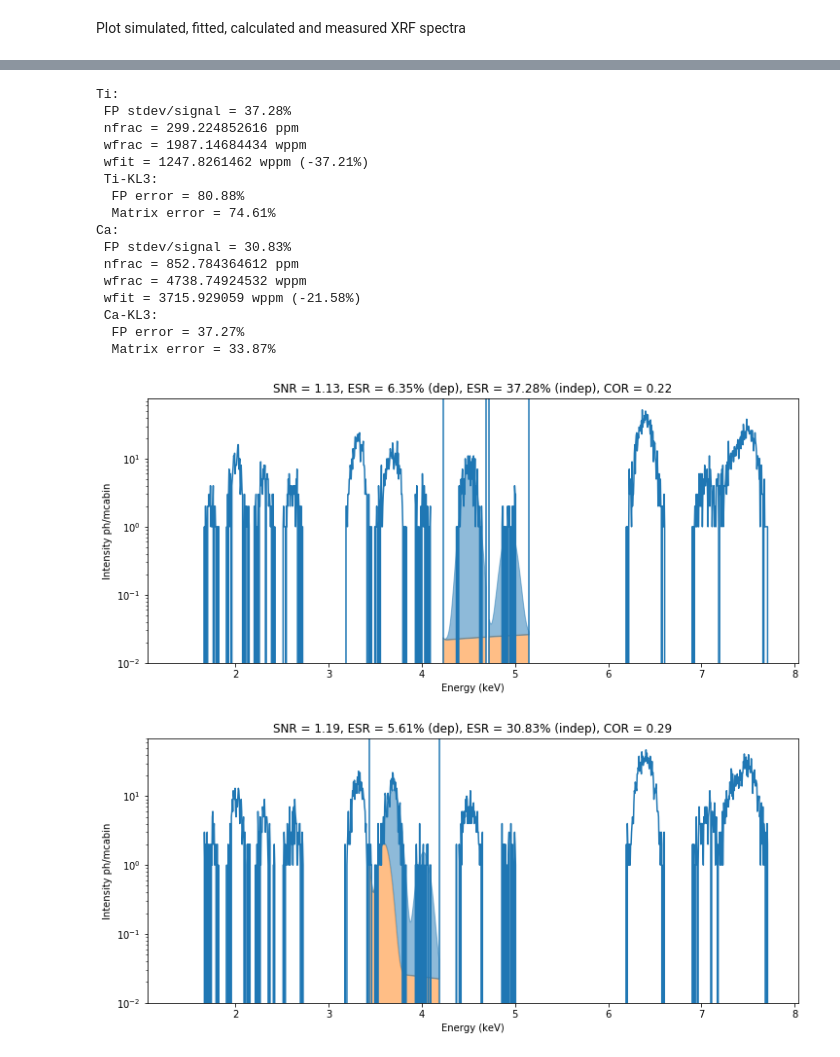
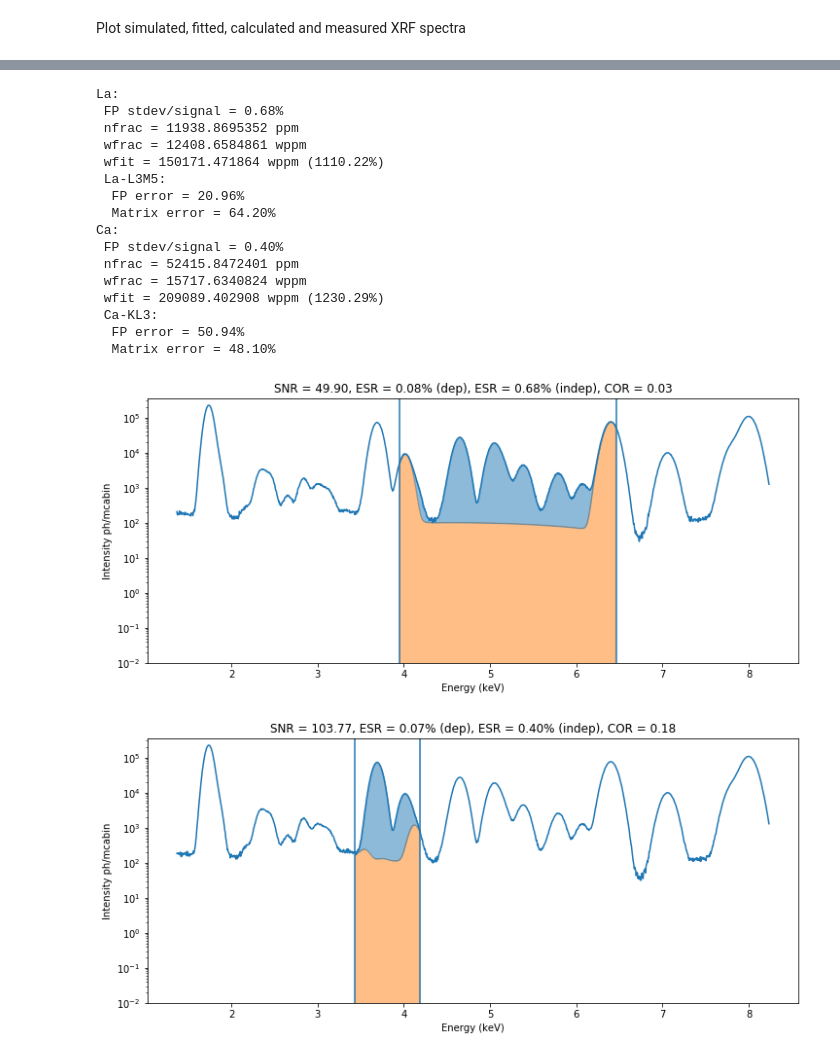
Before and after one commit to woutdenolf/spectrocrunch, a Jupyter notebook: doc/source/tutorials/montecarlo.ipynb, the cells around one changed output, grey strips where cells are left out. Drawn from its saved outputs; the diff is of its cells as text; code cells hidden in the pictures.

```diff
--- a/doc/source/tutorials/montecarlo.ipynb
+++ b/doc/source/tutorials/montecarlo.ipynb
@@ -414,7 +419,7 @@ Monte-carlo simulation of one XRF spectrum
 if 'xrf' in experiments:
     path = r'/data/id21/tmp/xrmctest/xrf'
     world = XrmcWorldBuilder(path)
-    samplename = 'cell'
+    samplename = 'axo'
     measurement = load_xrf(name=samplename)
     pulseproctime = 0#load_pulseproctime()
     if measurement:
@@ -448,6 +453,8 @@ Step 0
 # %% [markdown]
 Fit XRF spectrum with pymca + calculate analytical spectrum
 # %%
+from copy import deepcopy
+
 if 'xrf' in experiments:
     #fit_counts = np.random.poisson(np.round(mc_counts).astype(int))
     fit_counts = mc_counts
@@ -460,8 +467,10 @@ if 'xrf' in experiments:
     geometry.detector.ratios = 0.05, 0.1 , 0.1
     geometry.detector.stailslope_ratio = 0.05
     geometry.detector.ltailslope_ratio = 0.1
-    print(pymcahandle)
     pymcahandle.addtopymca(fresh=True)
-    fitresult = pymcahandle.fit(loadfromfit=False)
+    pymcahandlefit = deepcopy(pymcahandle)
+    fitresult = pymcahandlefit.fit(loadfromfit=True)
     spectrum = pymcahandle.xrayspectrum(scattering=True,
                                         method='analytical')
+    spectrumfit = pymcahandlefit.xrayspectrum(scattering=True,
+                                        method='analytical')
@@ -504,17 +509,19 @@ if 'xrf' in experiments:
                   forcelines=False,
                   sumlabel='FP',
                   **kwargs)
-    spectrum.plot(legend=False,
-                  forcelines=True,
-                  **kwargs)
     spectrum_energy, spectrum_counts, label = spectrum.sumspectrum(**kwargs)
 
     # Plot measured spectrum
     if measurement:
         meas_counts = measurement['mca']
         meas_energy = geometry.detector.mcazero + geometry.detector.mcagain*np.arange(len(meas_counts))
-        plt.plot(x, meas_counts, label='measured')
+        plt.plot(meas_energy, meas_counts, label='measured')
         plt.legend()
+
+    # Plot lines
+    spectrum.plot(legend=False,
+                  forcelines=True,
+                  **kwargs)
 
     ax = plt.gca()
     if ylog:
@@ -534,7 +541,7 @@ if 'xrf' in experiments:
         lines = xrayspectrum.FluoLine.factory(energybounds=(ele, emin, emax))
         return list([ele+'-'+str(line) for line in lines])
     emin,emax = pymcahandle.emin, pymcahandle.emax
-    lines = [getfluolines("Ti", emin, emax),
+    lines = [getfluolines("La", emin, emax),
              getfluolines("Ca", emin, emax)]
 
     def SNR(spectrum, backfunc, lines, plot=True, plotlines=False, ylog=True):
@@ -565,46 +572,46 @@ if 'xrf' in experiments:
     wfrac = pymcahandle.sample.mixlayers().elemental_massfractions()
     wfit = fitresult['massfractions']
     for sublines in lines:
         plt.figure(figsize=(12,5))
         ele = element.Element(sublines[0].split('-')[0])
         relerror = SNR(spectrum, backfunc, sublines)['ESR (independent)']
         wfracele = wfrac[ele]
         wfitele = np.nan
         for k, v in wfit.items():
             if k.element == ele:
                 wfitele = v
         wfiterr = (wfitele-wfracele)/wfracele
         print('{}:\n FP stdev/signal = {:.02f}%\n nfrac = {} ppm\n wfrac = {} wppm\n wfit = {} wppm ({:.02f}%)'
               .format(ele, relerror*100, nfrac[ele]*1e6, wfracele*1e6, wfitele*1e6, wfiterr*100))
 
         sublines = [ele.fluolines(line.split('-')[1]) for line in sublines]
         i = np.argmax([spectrum[line] for line in sublines])
         maxline = sublines[i]
         energy = maxline.energy()
         spectrumi = np.argmin(np.abs(spectrum_energy-energy))
         mci = np.argmin(np.abs(mc_energy-energy))
         matrixi = np.argmin(np.abs(matrix_energy-energy))
         err = (spectrum_counts[spectrumi]-mc_counts[mci])/mc_counts[mci]
         print(' {}:'.format(maxline))
         print('  FP error = {:.02f}%'.format(err*100))
         err = (matrix_counts[matrixi]-mc_counts[mci])/mc_counts[mci]
         print('  Matrix error = {:.02f}%'.format(err*100))
 # %% [output]
-Ti:
- FP stdev/signal = 37.28%
- nfrac = 299.224852616 ppm
- wfrac = 1987.14684434 wppm
- wfit = 1247.8261462 wppm (-37.21%)
- Ti-KL3:
-  FP error = 80.88%
-  Matrix error = 74.61%
+La:
+ FP stdev/signal = 0.68%
+ nfrac = 11938.8695352 ppm
+ wfrac = 12408.6584861 wppm
+ wfit = 150171.471864 wppm (1110.22%)
+ La-L3M5:
+  FP error = 20.96%
+  Matrix error = 64.20%
 Ca:
- FP stdev/signal = 30.83%
- nfrac = 852.784364612 ppm
- wfrac = 4738.74924532 wppm
- wfit = 3715.929059 wppm (-21.58%)
+ FP stdev/signal = 0.40%
+ nfrac = 52415.8472401 ppm
+ wfrac = 15717.6340824 wppm
+ wfit = 209089.402908 wppm (1230.29%)
  Ca-KL3:
-  FP error = 37.27%
-  Matrix error = 33.87%
+  FP error = 50.94%
+  Matrix error = 48.10%
-[figure, old version]
+[figure, new version]
-[figure, old version]
+[figure, new version]
```
Also changed, not shown: parts of 5 cells of this notebook, 22 other files.
